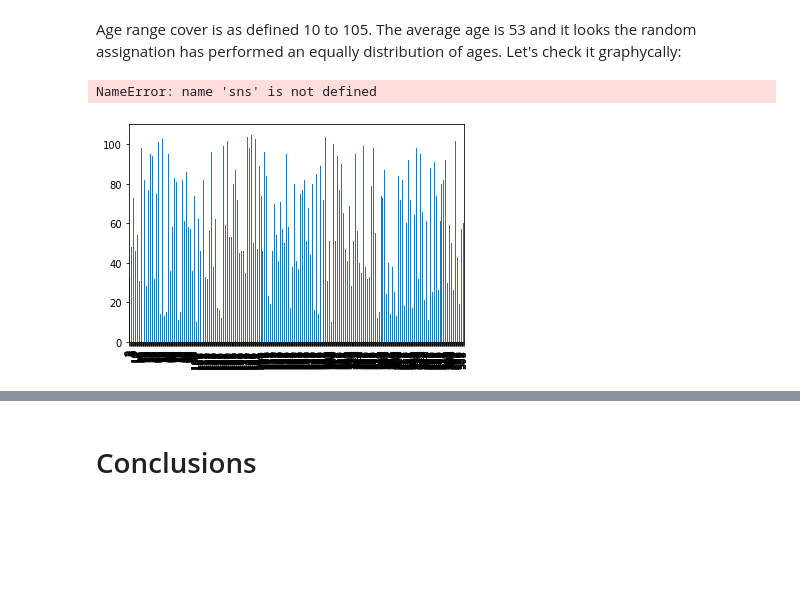
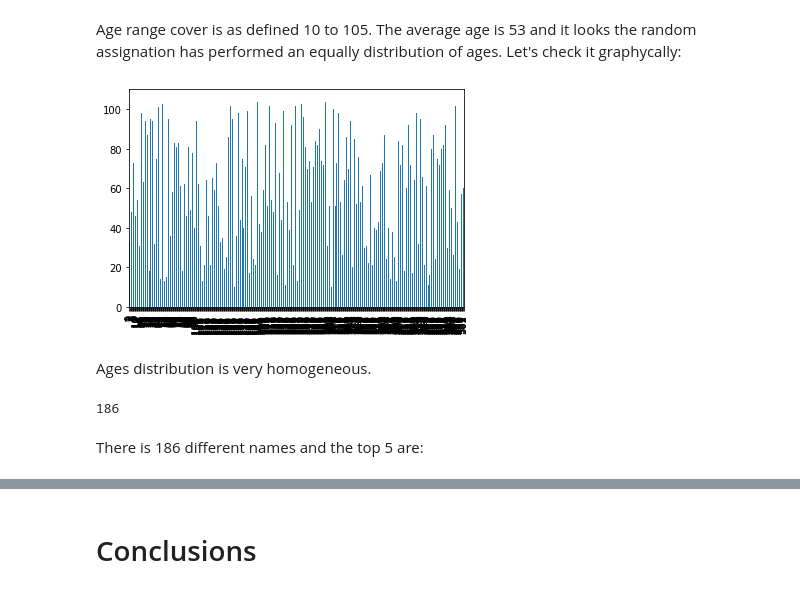
Before and after one commit to MarkusHumetus/Bases_de_dades_NoSQL, a Jupyter notebook: S14_T01_Bases de dades no relacionals.ipynb, the cells around one changed output, grey strips where cells are left out. Saved outputs shown, nothing was run; the diff lists cells and outputs as text; code cells hidden in the pictures; blank space fills up the shorter version.

```diff
--- a/S14_T01_Bases de dades no relacionals.ipynb
+++ b/S14_T01_Bases de dades no relacionals.ipynb
@@ -273,8 +317,16 @@ import matplotlib.pyplot as plt
 import seaborn as sns
 # %%
 dist_ages=df_all.age.plot(kind='bar')
-sns.set_xlabel('Age')
+sns.set_style()
+
 plt.show()
 # %% [output]
-NameError: name 'sns' is not defined
-[figure, old version]
+[figure, new version]
+# %% [markdown]
+Ages distribution is very homogeneous.
+# %%
+df_all.name.nunique()
+# %% [output]
+186
+# %% [markdown]
+There is 186 different names and the top 5 are:
```
Also changed, not shown: parts of 27 cells of this notebook.
